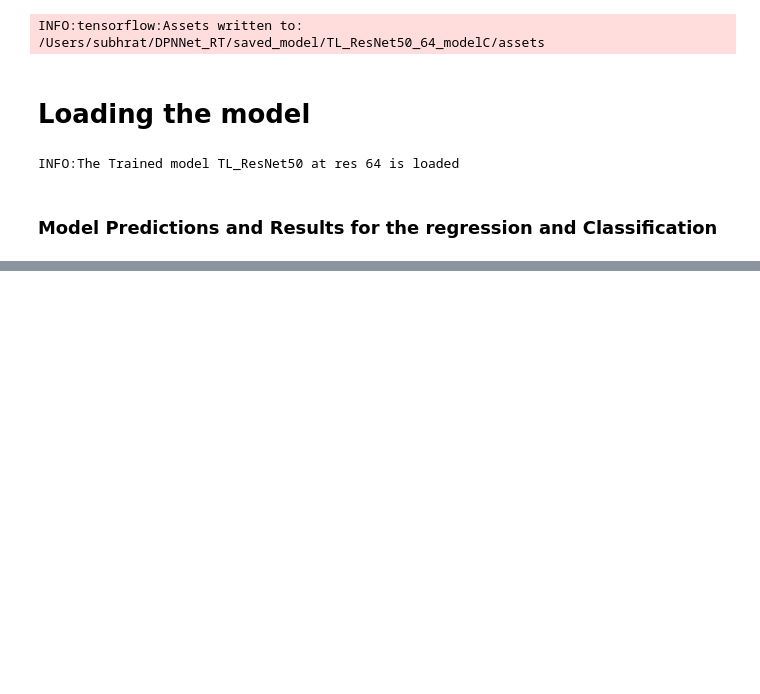
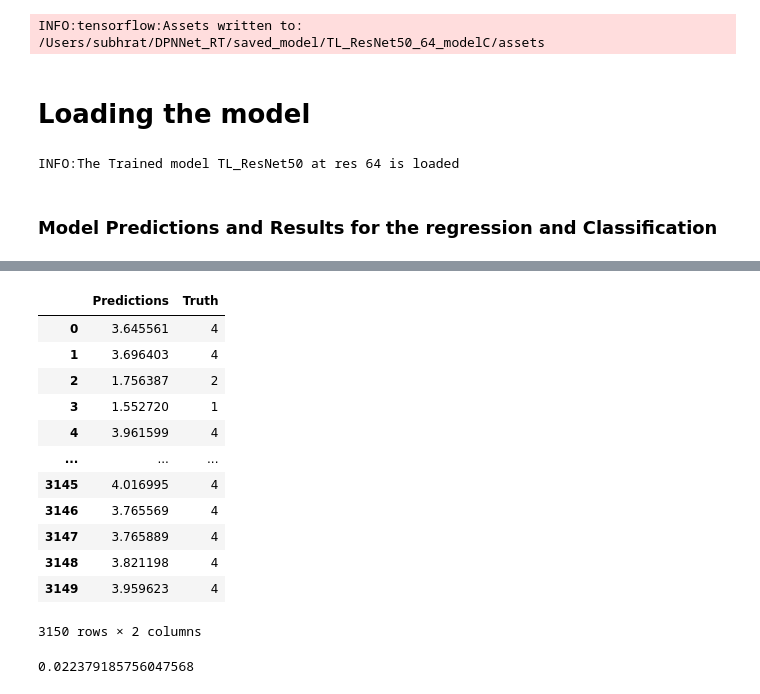
Before and after one commit to sauddy/DPNNet-3.0, a Jupyter notebook: DPNNet-RT-V6_SL.ipynb, the cells around one changed output, grey strips where cells are left out. Saved outputs shown, nothing was run; the diff lists cells and outputs as text; code cells hidden in the pictures; blank space fills up the shorter version.

```diff
--- a/DPNNet-RT-V6_SL.ipynb
+++ b/DPNNet-RT-V6_SL.ipynb
@@ -631,9 +630,15 @@ array([2.2812788], dtype=float32)
 # %%
-test_index = 2874 # 550  #550 ##210#
-# plt.imshow(testImagesX[test_iclass_mode])
-if REG == True:
-    print("The predicted Values are {} and \nThe True values are \n{} ".format(pred_CNN[test_index],test_labels.iloc[test_index]))
-elif CLA == True:
-    print("The predicted prbability of the presence of planets are {} and \nThe True values are \n{} ".format(pred_CNN[test_index],test['Planet_Count'].iloc[test_index]))
-    print("The predicted Values are {} and \nThe True values are \n{} ".format(pred_CNN[test_index],test_labels.iloc[test_index]))
+predictions = []
+truth = []
+
+for i in range(3151):
+    test_index = i # 550  #550 ##210#
+    predictions.append(pred_CNN[test_index].item())
+    truth.append(test['Planet_Count'].iloc[test_index])
+    # plt.imshow(testImagesX[test_iclass_mode])
+    if REG == True:
+        print("The predicted Values are {} and \nThe True values are \n{} ".format(pred_CNN[test_index],test_labels.iloc[test_index]))
+    elif CLA == True:
+        print("The predicted prbability of the presence of planets are {} and \nThe True values are \n{} ".format(pred_CNN[test_index],test['Planet_Count'].iloc[test_index]))
+        print("The predicted Values are {} and \nThe True values are \n{} ".format(pred_CNN[test_index],test_labels.iloc[test_index]))
 # %% [output]
@@ -726,0 +741,24 @@ KeyError: 'accuracy'
+# %%
+tp = pd.DataFrame(
+    {'Predictions': predictions,
+     'Truth': truth
+    })
+tp
+# %% [output]
+|  | Predictions | Truth |
+| 0 | 3.645561 | 4 |
+| 1 | 3.696403 | 4 |
+| 2 | 1.756387 | 2 |
+| 3 | 1.552720 | 1 |
+| 4 | 3.961599 | 4 |
+| ... | ... | ... |
+| 3145 | 4.016995 | 4 |
+| 3146 | 3.765569 | 4 |
+| 3147 | 3.765889 | 4 |
+| 3148 | 3.821198 | 4 |
+| 3149 | 3.959623 | 4 |
+3150 rows × 2 columns
+# %%
+np.mean(tp['Truth']-tp['Predictions'])
+# %% [output]
+0.022379185756047568
```
Also changed, not shown: parts of 15 cells of this notebook.
